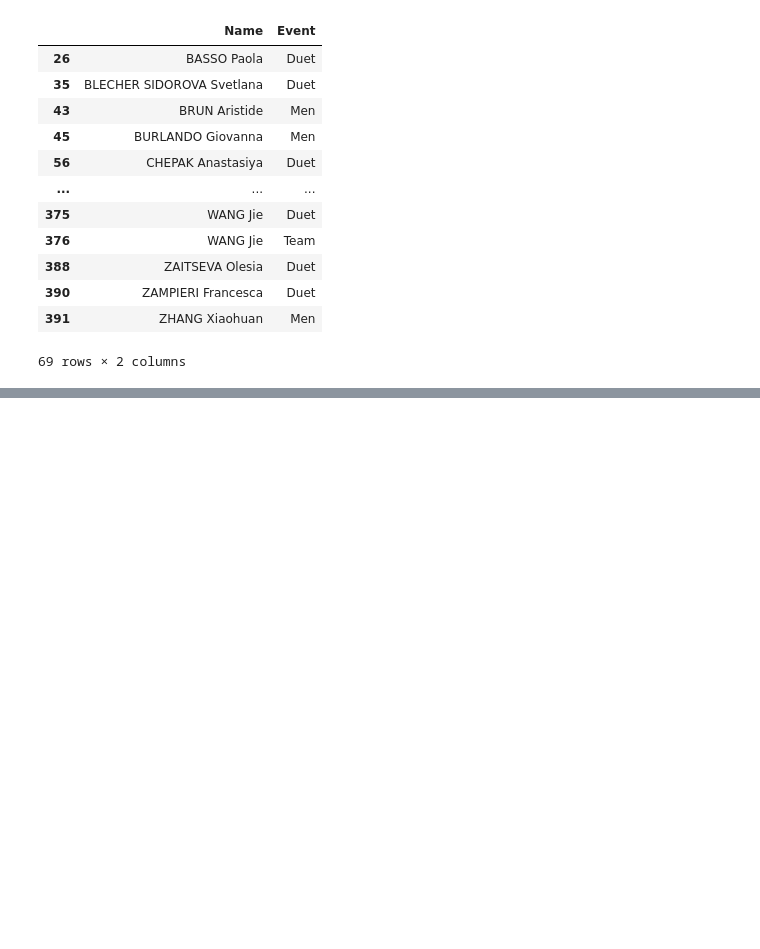
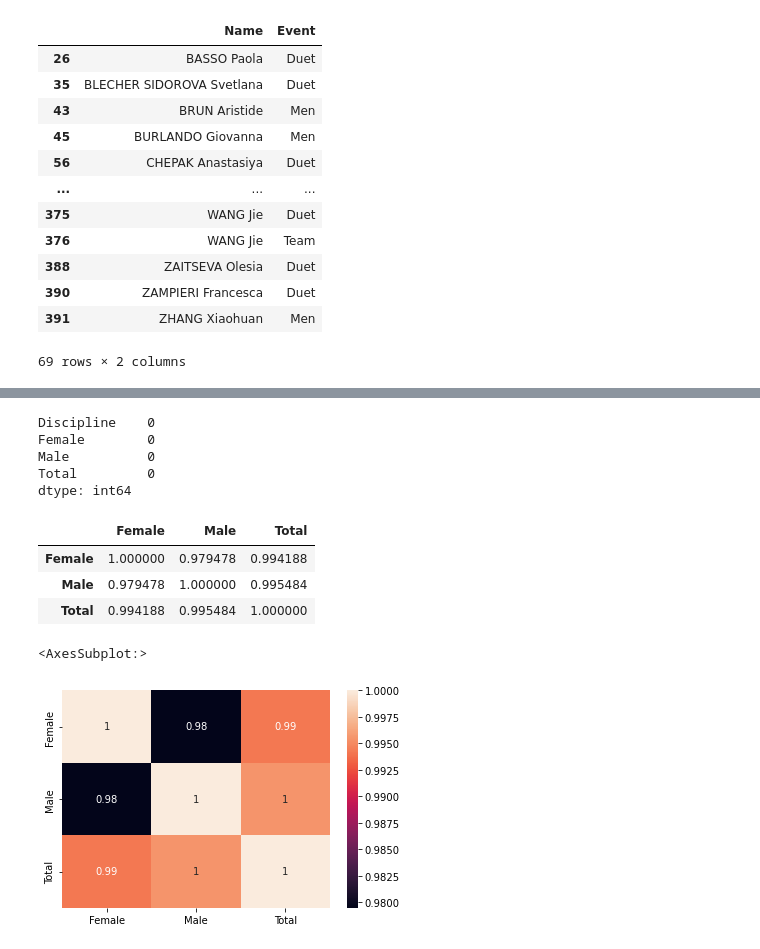
Before and after one commit to ankittrajj/Python_with_DATA_Analysis, a Jupyter notebook: DA_PROJECT(OLYMPICS_DATASET).ipynb, the cells around one changed output, grey strips where cells are left out. Drawn from its saved outputs; the diff is of its cells as text; code cells hidden in the pictures; blank space fills up the shorter version.

```diff
--- a/DA_PROJECT(OLYMPICS_DATASET).ipynb
+++ b/DA_PROJECT(OLYMPICS_DATASET).ipynb
@@ -284,0 +541,2 @@ df[df['Discipline']=='Artistic Swimming'][['Name','Event']]
+# %%
+df2 = pd.read_excel(r"C:\Users\ddugky\Downloads\Olymic_data\EntriesGender.xlsx")
@@ -284,0 +563,20 @@ df[df['Discipline']=='Artistic Swimming'][['Name','Event']]
+# %%
+df2.isnull().sum()
+# %% [output]
+Discipline    0
+Female        0
+Male          0
+Total         0
+dtype: int64
+# %%
+df2.corr()
+# %% [output]
+|  | Female | Male | Total |
+| Female | 1.000000 | 0.979478 | 0.994188 |
+| Male | 0.979478 | 1.000000 | 0.995484 |
+| Total | 0.994188 | 0.995484 | 1.000000 |
+# %%
+sns.heatmap(df2.corr(),annot=True)
+# %% [output]
+<AxesSubplot:>
+[figure, added]
```
Also changed, not shown: parts of 50 cells of this notebook.
